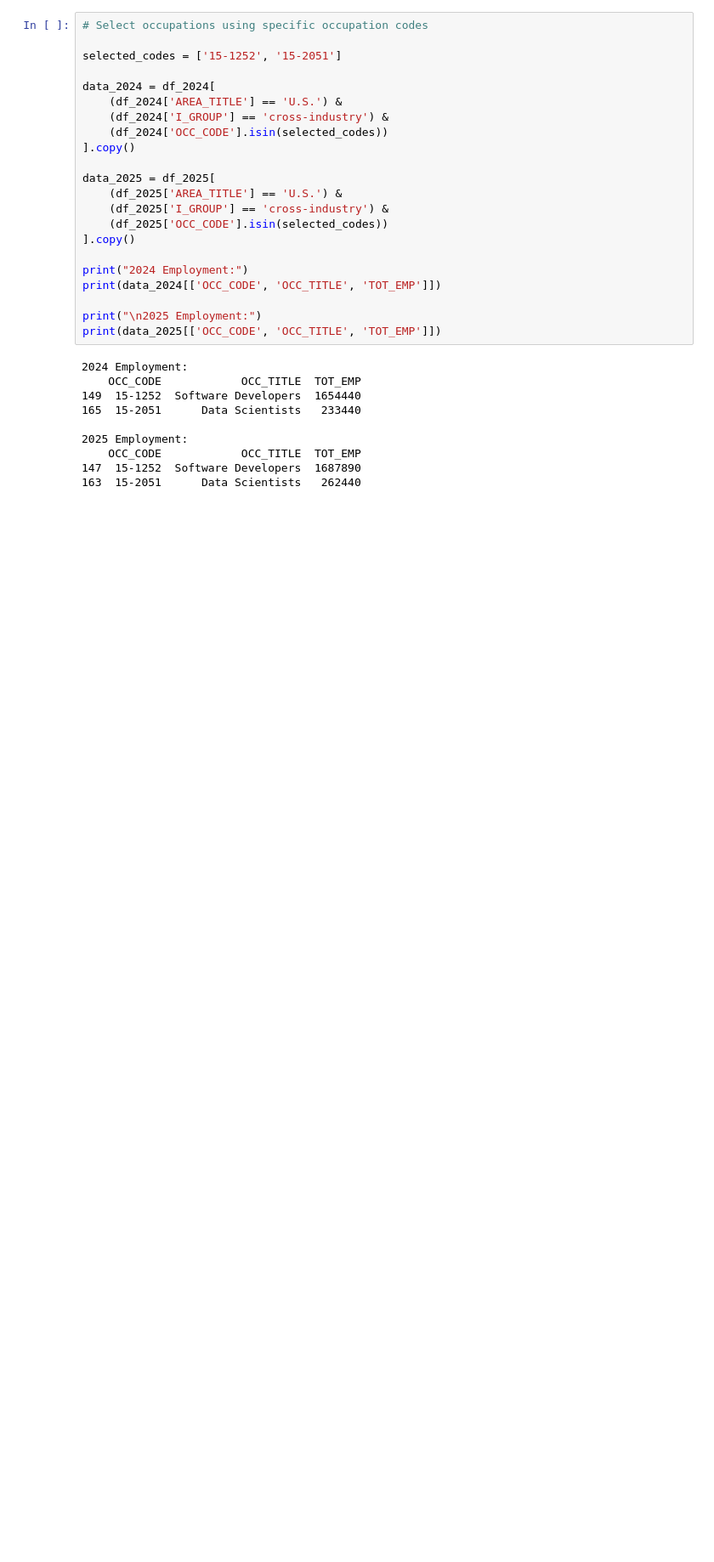
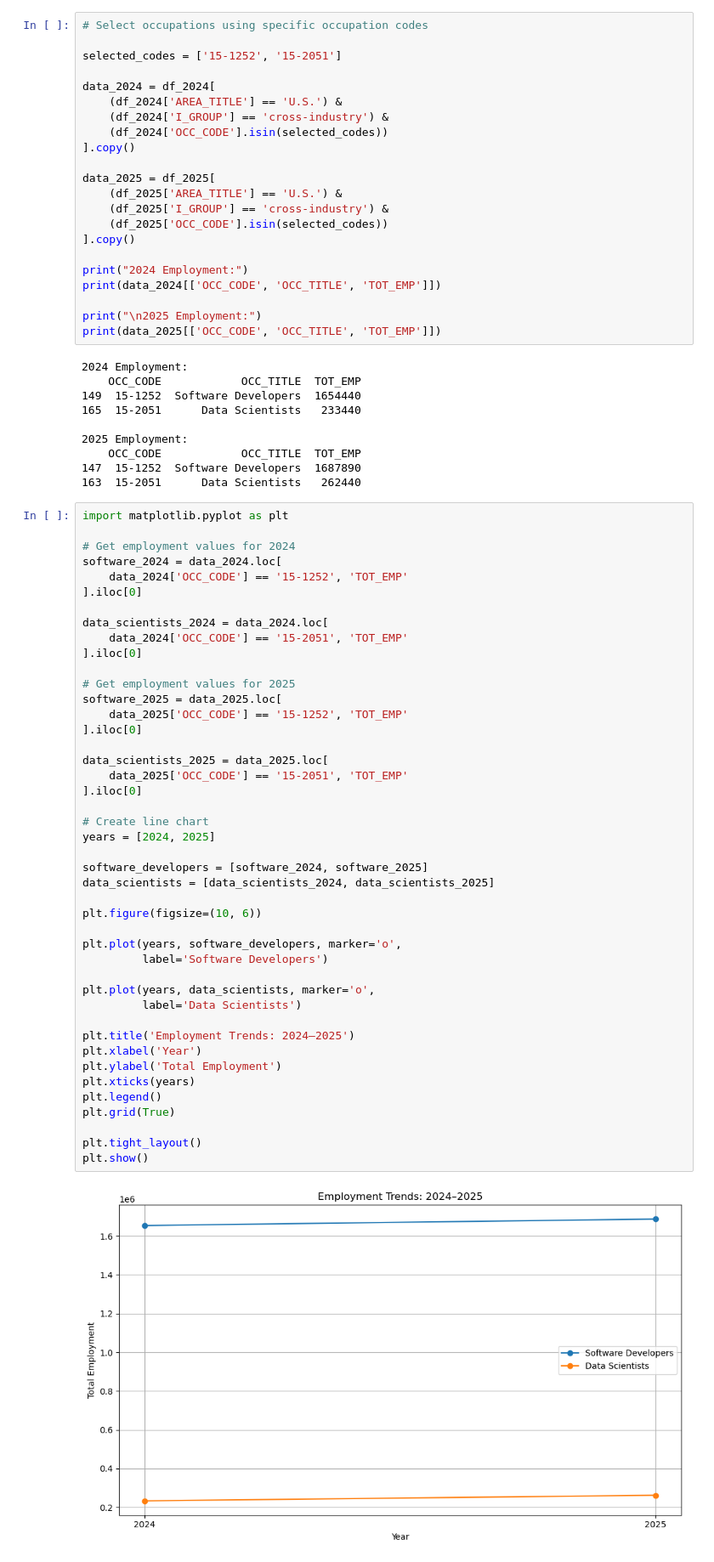
Before and after one commit to Abdullah-awa/Data_Visualisation_CA1, a Jupyter notebook: Data_Vis_CA.ipynb, the cells around one changed output. Shown at 85% size. Drawn from its saved outputs; the diff is of its cells as text; blank space fills up the shorter version.

Commit message:
Add BLS employment trend line chart and 2024-2025 analysis

```diff
--- a/Data_Vis_CA.ipynb
+++ b/Data_Vis_CA.ipynb
@@ -606,3 +606,49 @@ print(data_2025[['OCC_CODE', 'OCC_TITLE', 'TOT_EMP']])
     OCC_CODE            OCC_TITLE  TOT_EMP
 147  15-1252  Software Developers  1687890
 163  15-2051      Data Scientists   262440
+# %%
+import matplotlib.pyplot as plt
+
+# Get employment values for 2024
+software_2024 = data_2024.loc[
+    data_2024['OCC_CODE'] == '15-1252', 'TOT_EMP'
+].iloc[0]
+
+data_scientists_2024 = data_2024.loc[
+    data_2024['OCC_CODE'] == '15-2051', 'TOT_EMP'
+].iloc[0]
+
+# Get employment values for 2025
+software_2025 = data_2025.loc[
+    data_2025['OCC_CODE'] == '15-1252', 'TOT_EMP'
+].iloc[0]
+
+data_scientists_2025 = data_2025.loc[
+    data_2025['OCC_CODE'] == '15-2051', 'TOT_EMP'
+].iloc[0]
+
+# Create line chart
+years = [2024, 2025]
+
+software_developers = [software_2024, software_2025]
+data_scientists = [data_scientists_2024, data_scientists_2025]
+
+plt.figure(figsize=(10, 6))
+
+plt.plot(years, software_developers, marker='o',
+         label='Software Developers')
+
+plt.plot(years, data_scientists, marker='o',
+         label='Data Scientists')
+
+plt.title('Employment Trends: 2024–2025')
+plt.xlabel('Year')
+plt.ylabel('Total Employment')
+plt.xticks(years)
+plt.legend()
+plt.grid(True)
+
+plt.tight_layout()
+plt.show()
+# %% [output]
+[figure, added]
```
Also changed, not shown: parts of 1 cell of this notebook.
